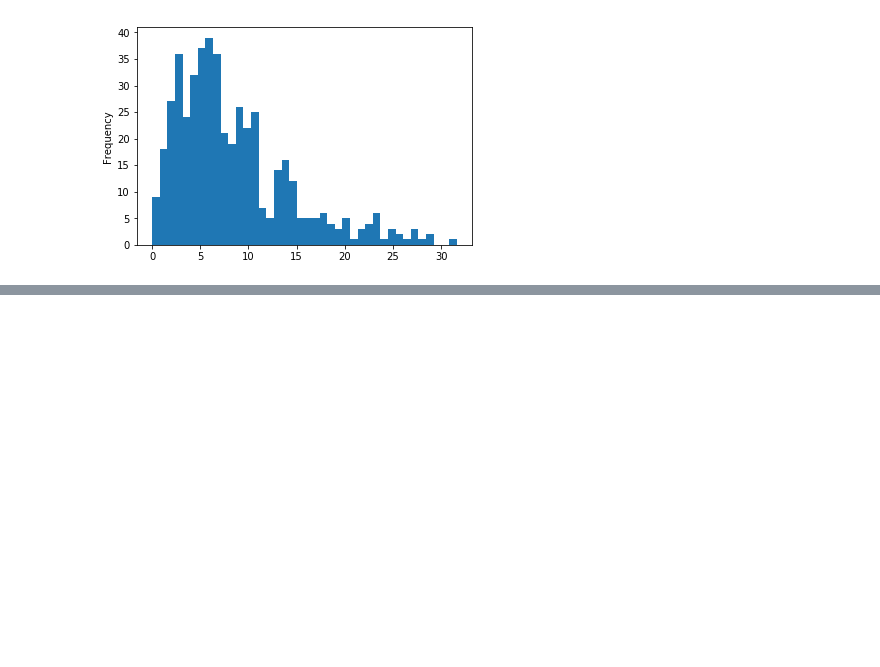
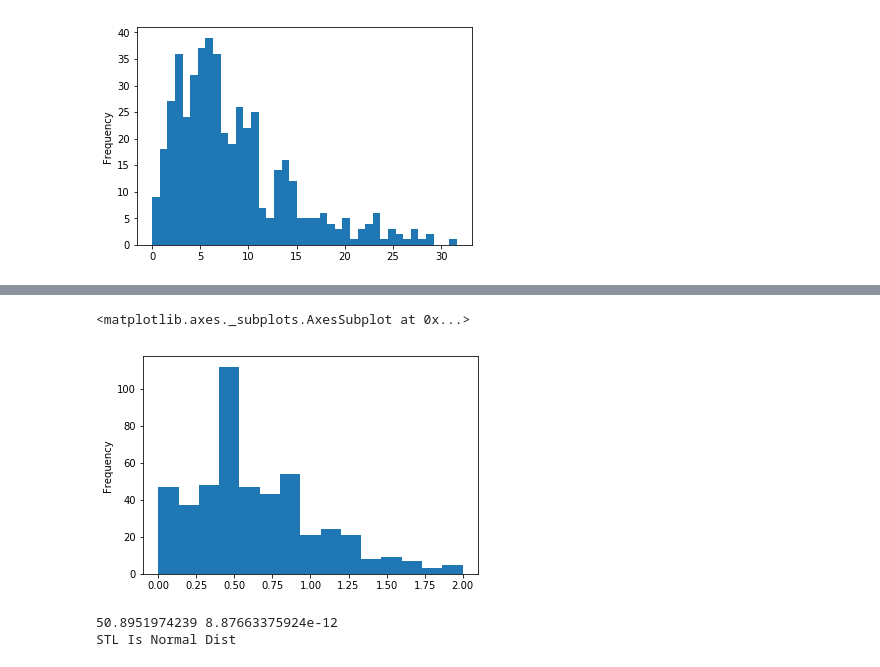
Before and after one commit to AaronWong14/Cogs108ProjectNBA, a Jupyter notebook: Data_Visualization.ipynb, the cells around one changed output, grey strips where cells are left out. Drawn from its saved outputs; the diff is of its cells as text; code cells hidden in the pictures; blank space fills up the shorter version.

```diff
--- a/Data_Visualization.ipynb
+++ b/Data_Visualization.ipynb
@@ -52,0 +82,15 @@ Not normal distribution
+# %%
+df_2016['STL'].plot.hist(bins=15)
+# %% [output]
+<matplotlib.axes._subplots.AxesSubplot at 0x...>
+[figure, added]
+# %%
+z,pval = mstats.normaltest(df_2016['STL'])
+print(z, pval)
+if(pval < 0.001):
+    print('STL Is Normal Dist')
+else:
+    print('STL Is not Normal Dist')
+# %% [output]
+50.8951974239 8.87663375924e-12
+STL Is Normal Dist
```
Also changed, not shown: parts of 34 cells of this notebook.
